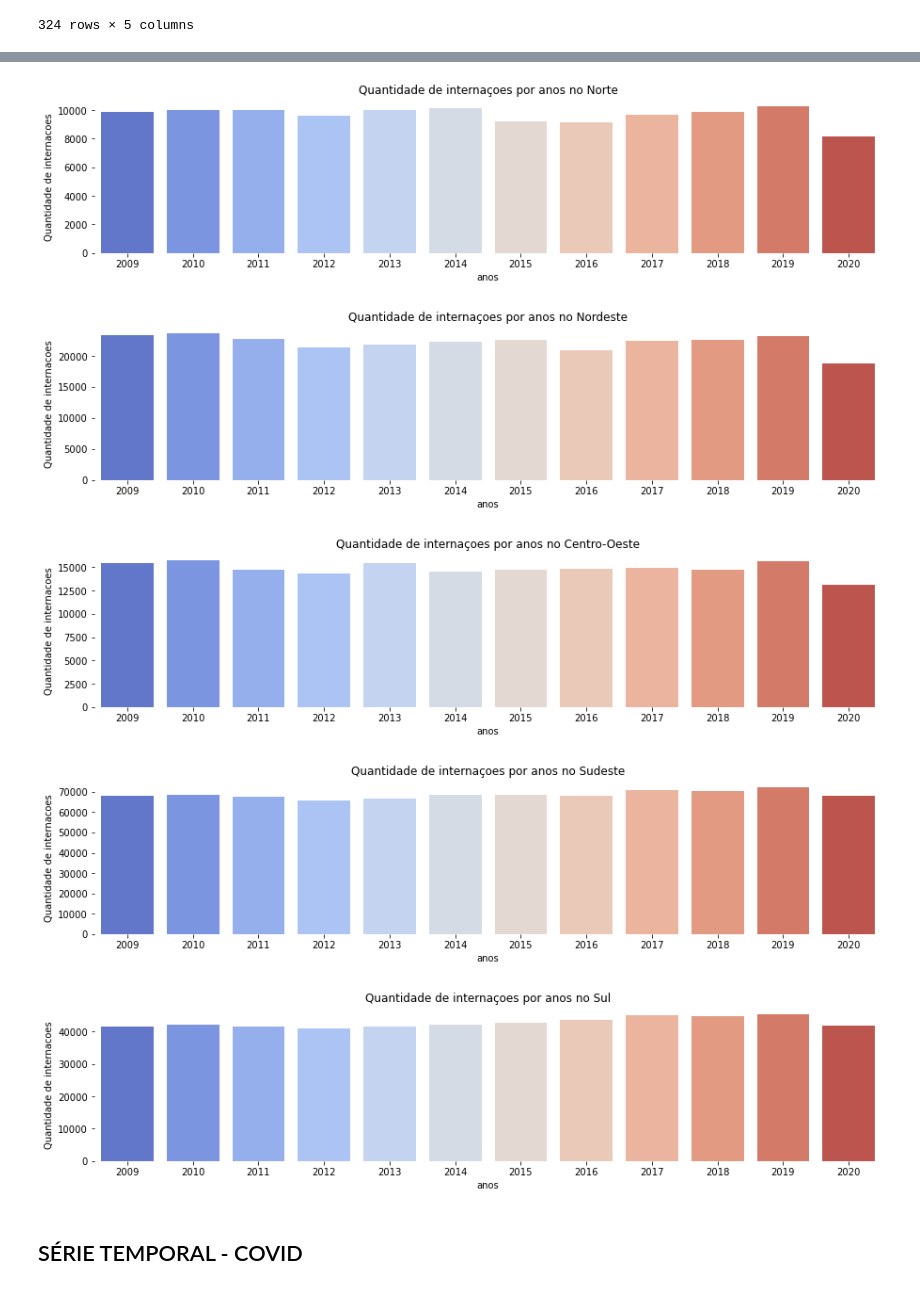
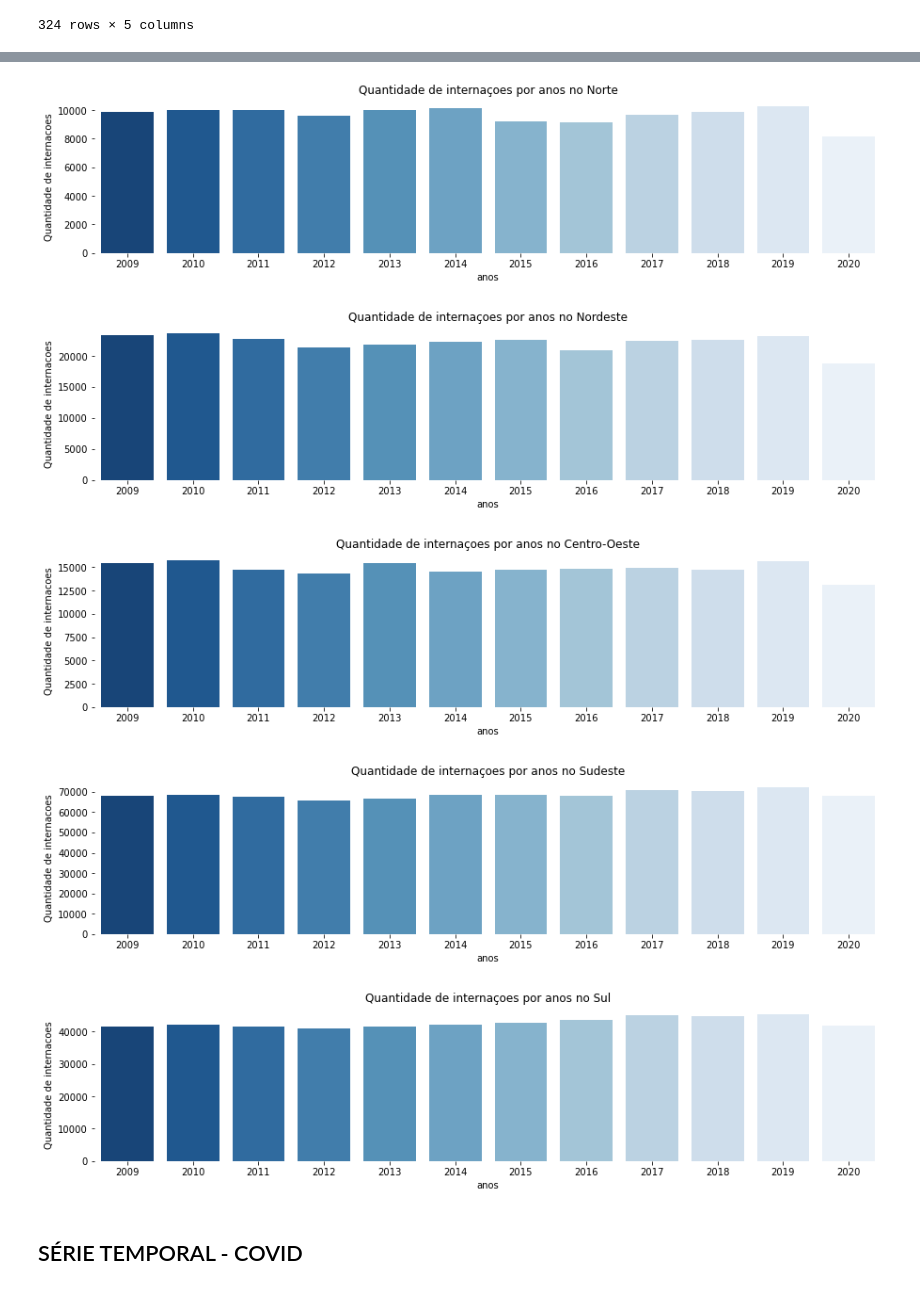
Before and after one commit to daianeklein/bootcamp-Alura, a Jupyter notebook: Desafio-Modulo4.ipynb, the cells around one changed output, grey strips where cells are left out. Drawn from its saved outputs; the diff is of its cells as text; code cells hidden in the pictures.

```diff
--- a/Desafio-Modulo4.ipynb
+++ b/Desafio-Modulo4.ipynb
@@ -767,24 +770,24 @@ Text(0.5, 1.0, 'Quantidade de internacoes no Brasil até 2019')
 # %%
 # Classificando as regioes
 regioes = covid[['regiao', 'estado']].drop_duplicates()
 regioes.rename(columns={'estado' : 'uf'}, inplace=True)
 internacoes_por_populacao = internacoes_por_populacao.merge(regioes, on='uf', how='inner')
 
 
 for u in internacoes_por_populacao.regiao.drop_duplicates():
     plt.figure(figsize=(15, 3))
     sns.barplot(data = internacoes_por_populacao[internacoes_por_populacao['regiao'] == u], y='qt_internacoes',
-               x='ano', palette='coolwarm', ci=None)
+               x='ano', palette='Blues_r', ci=None)
     plt.xlabel('anos')
     plt.ylabel('Quantidade de internacoes')
     plt.title('Quantidade de internaçoes por anos no {}'.format(u))
     sns.despine(bottom=True, left = True)
 # %% [output]
-[figure, old version]
+[figure, new version]
-[figure, old version]
+[figure, new version]
-[figure, old version]
+[figure, new version]
-[figure, old version]
+[figure, new version]
-[figure, old version]
+[figure, new version]
 # %% [markdown]
 ## SÉRIE TEMPORAL - COVID
 # %% [markdown]
```
Also changed, not shown: parts of 11 cells of this notebook.
